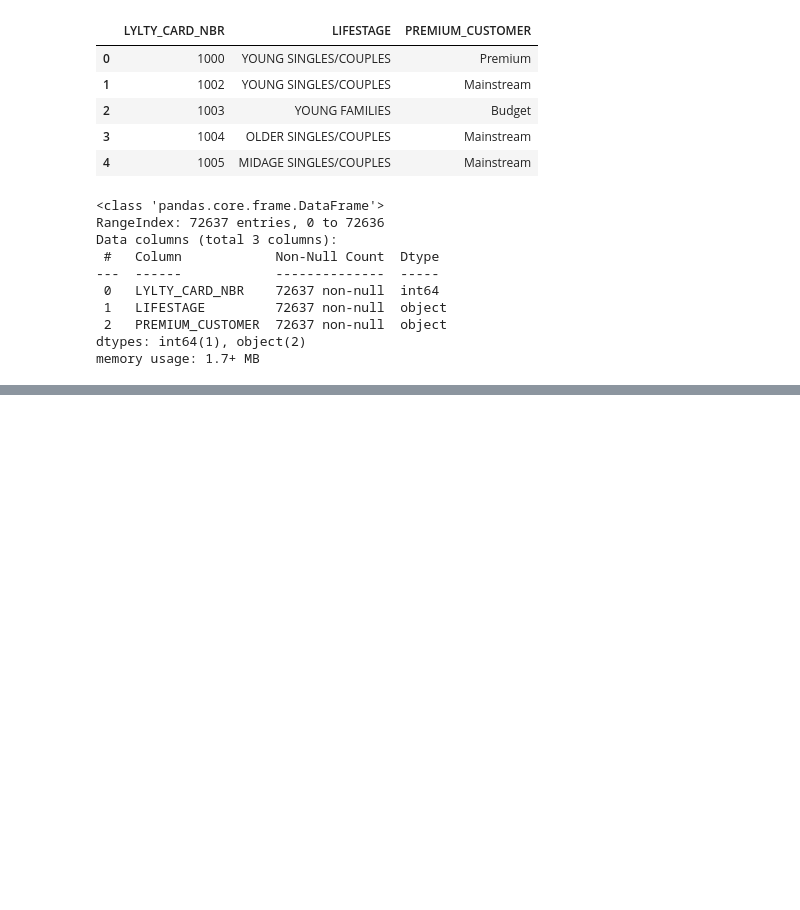
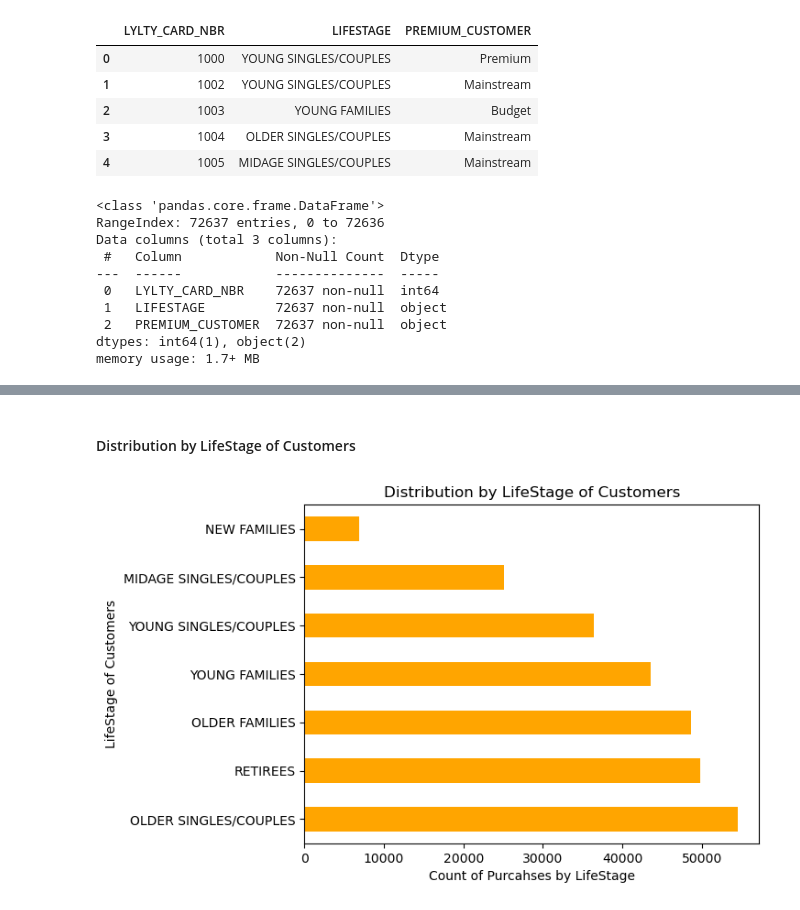
Before and after one commit to mwemaphil/Quantium_Data_Analytics_Internship, a Jupyter notebook: Quantium Data Analytics.ipynb, the cells around one changed output, grey strips where cells are left out. Drawn from its saved outputs; the diff is of its cells as text; code cells hidden in the pictures; blank space fills up the shorter version.

```diff
--- a/Quantium Data Analytics.ipynb
+++ b/Quantium Data Analytics.ipynb
@@ -104,0 +189,9 @@ memory usage: 1.7+ MB
+# %% [markdown]
+#### Distribution by LifeStage of Customers
+# %%
+data['LIFESTAGE'].value_counts().plot(kind = 'barh', color = 'orange');
+plt.xlabel('Count of Purcahses by LifeStage');
+plt.ylabel('LifeStage of Customers');
+plt.title('Distribution by LifeStage of Customers');
+# %% [output]
+[figure, added]
```
Also changed, not shown: parts of 29 cells of this notebook.
